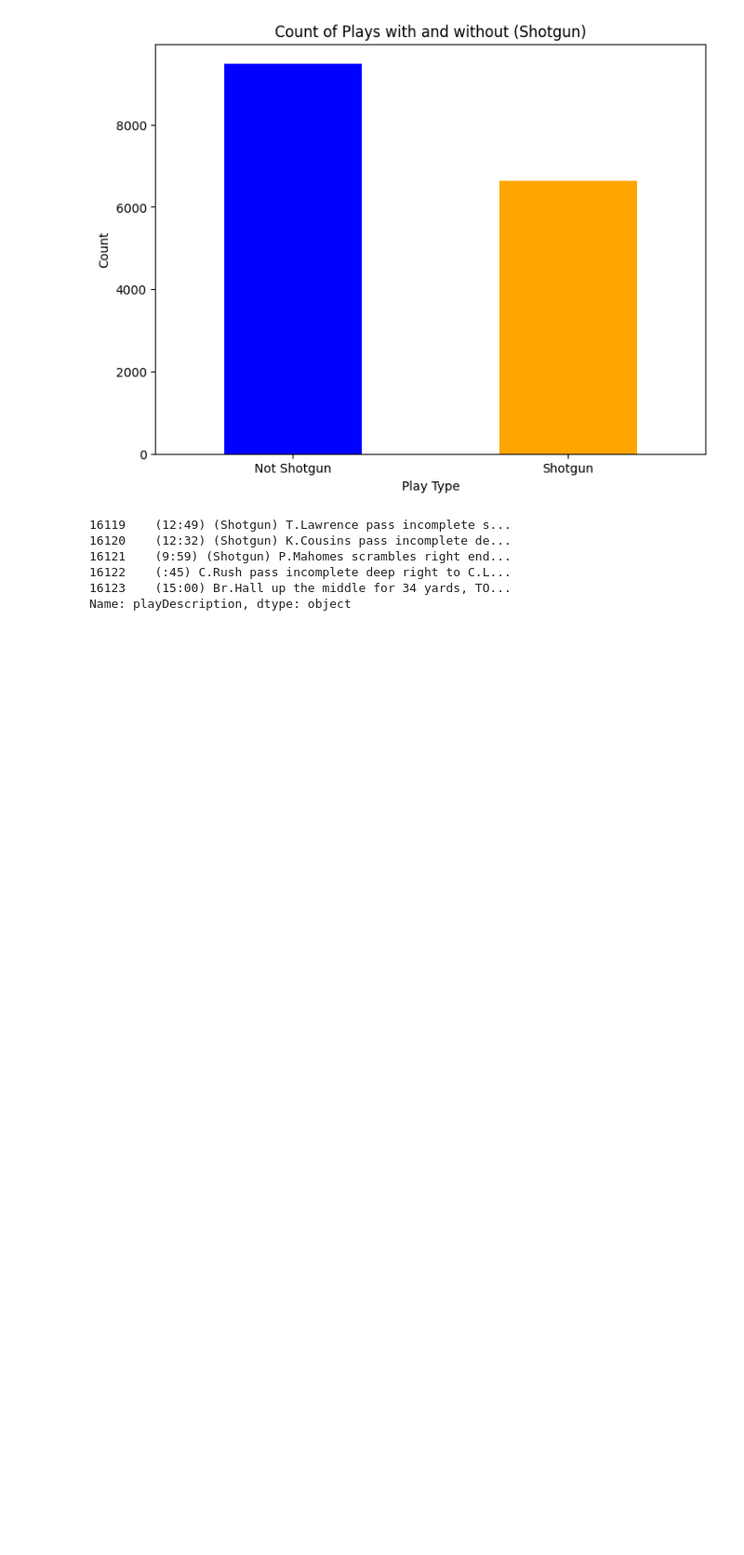
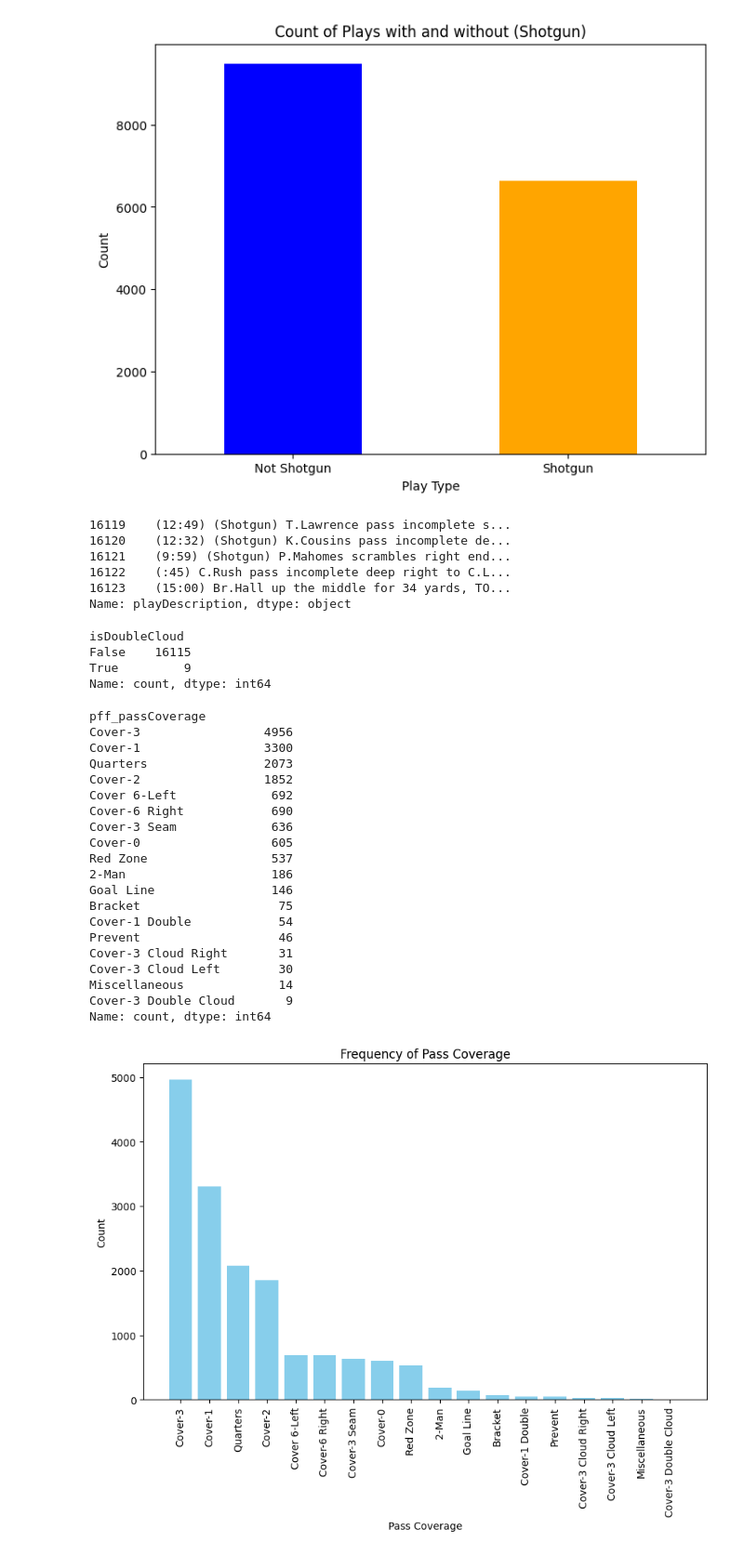
Before and after one commit to lanvu301/NFL-Big-Data-Bowl, a Jupyter notebook: script.ipynb, the cells around one changed output. Shown: that part at 93% size. Cells and saved outputs as stored; diff of their text form; code cells hidden in the pictures; blank space fills up the shorter version.

```diff
--- a/script.ipynb
+++ b/script.ipynb
@@ -162,3 +169,44 @@ players['playDescription'].tail()
 16122    (:45) C.Rush pass incomplete deep right to C.L...
 16123    (15:00) Br.Hall up the middle for 34 yards, TO...
 Name: playDescription, dtype: object
+# %%
+players['isDoubleCloud'] = players['pff_passCoverage'].str.contains('Cover-3 Double Cloud', case=False, na=False)
+players['isDoubleCloud'].value_counts()
+# %% [output]
+isDoubleCloud
+False    16115
+True         9
+Name: count, dtype: int64
+# %%
+freq_table=players['pff_passCoverage'].value_counts()
+print(freq_table)
+
+plt.figure(figsize=(10, 6))
+plt.bar(freq_table.index, freq_table.values, color='skyblue')
+plt.xlabel('Pass Coverage')
+plt.ylabel('Count')
+plt.title('Frequency of Pass Coverage')
+plt.xticks(rotation=90)
+plt.show()
+# %% [output]
+pff_passCoverage
+Cover-3                 4956
+Cover-1                 3300
+Quarters                2073
+Cover-2                 1852
+Cover 6-Left             692
+Cover-6 Right            690
+Cover-3 Seam             636
+Cover-0                  605
+Red Zone                 537
+2-Man                    186
+Goal Line                146
+Bracket                   75
+Cover-1 Double            54
+Prevent                   46
+Cover-3 Cloud Right       31
+Cover-3 Cloud Left        30
+Miscellaneous             14
+Cover-3 Double Cloud       9
+Name: count, dtype: int64
+[figure, added]
```
Also changed, not shown: parts of 5 cells of this notebook.
